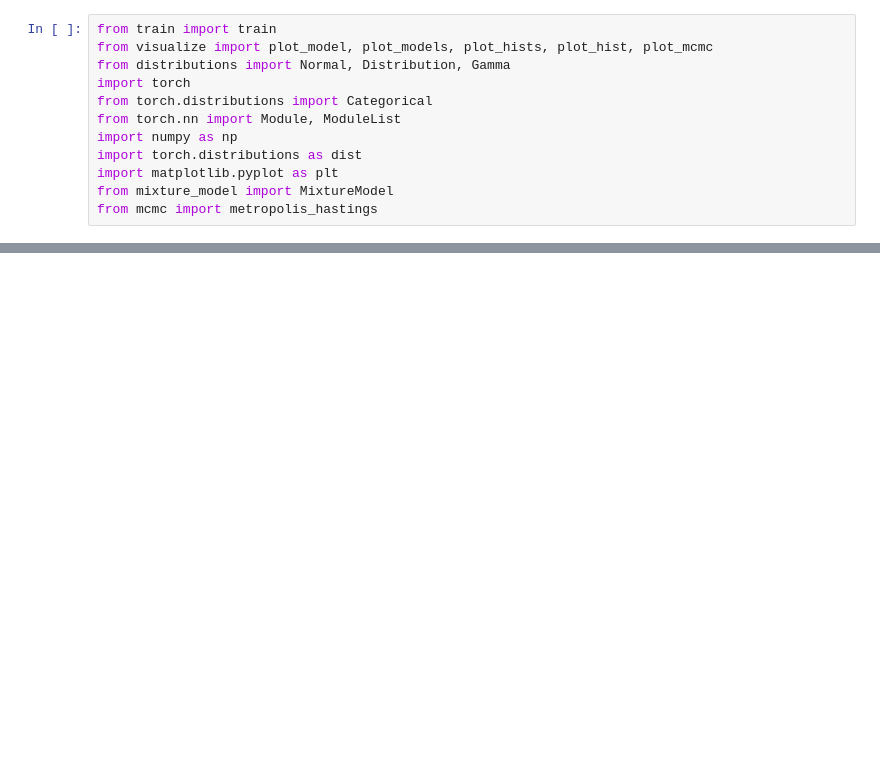
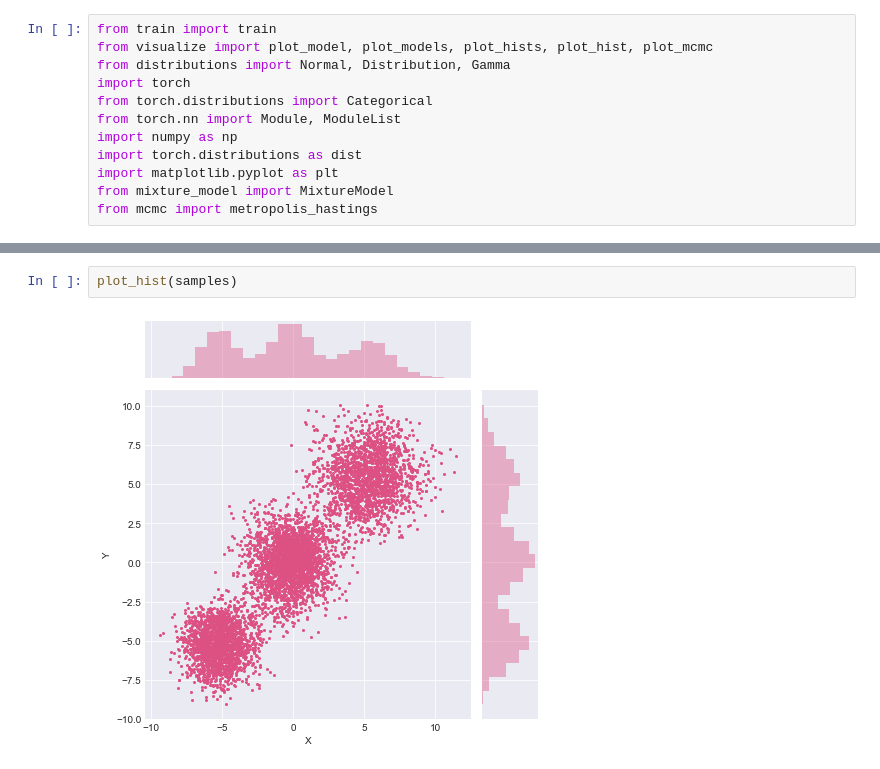
Before and after one commit to nextBillyonair/DPM, a Jupyter notebook: Metropolis-Hastings.ipynb, the cells around one changed output, grey strips where cells are left out. Drawn from its saved outputs; the diff is of its cells as text; blank space fills up the shorter version.

```diff
--- a/Metropolis-Hastings.ipynb
+++ b/Metropolis-Hastings.ipynb
@@ -39 +37,5 @@ tensor(0.1617) tensor(8.7286)
+# %%
+plot_hist(samples)
+# %% [output]
+[figure, added]
 # %%
```
Also changed, not shown: parts of 8 cells of this notebook, 2 other files.
